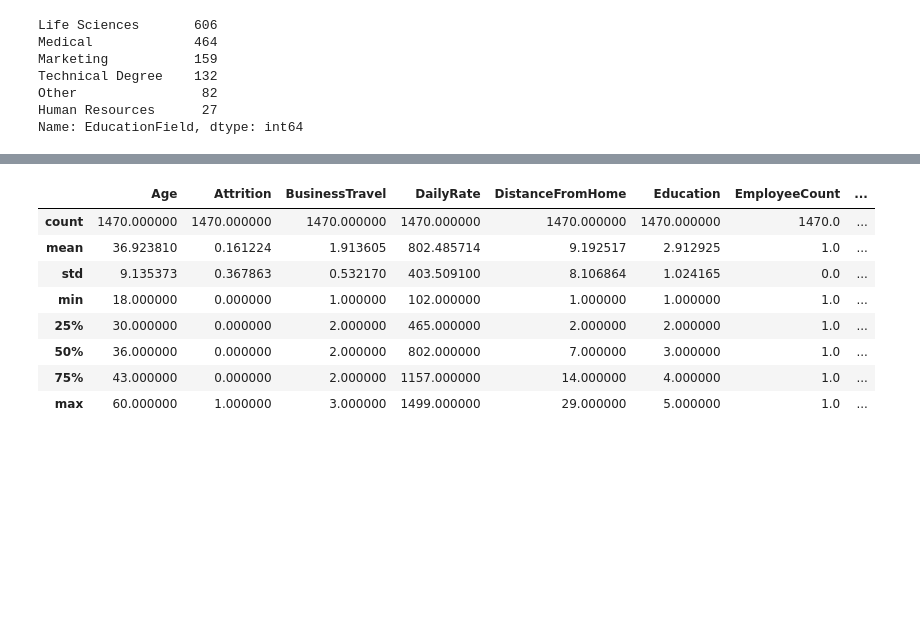
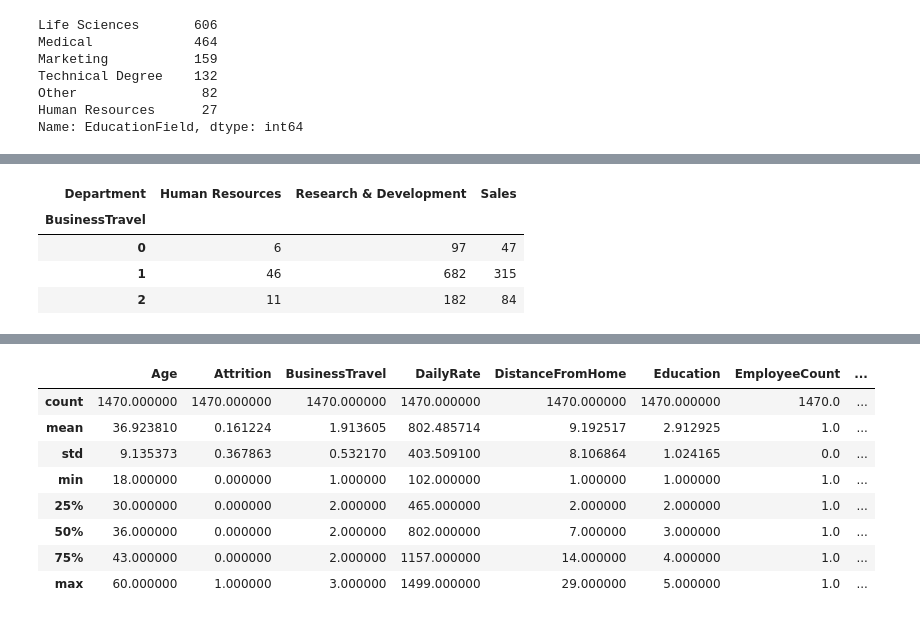
Before and after one commit to Felipean/mineria_de-_datos, a Jupyter notebook: Untitled.ipynb, the cells around one changed output, grey strips where cells are left out. Cells and saved outputs as stored; diff of their text form; code cells hidden in the pictures; blank space fills up the shorter version.

```diff
--- a/Untitled.ipynb
+++ b/Untitled.ipynb
@@ -206,0 +144,9 @@ sb.factorplot('BusinessTravel',data=data,kind="count")
+# %%
+#RELACION DE LA FRECUENCIA DE VIAJE DE LOS EMPLEADOS CON LOS DEPARTAMENOS DONDE TRABAJAN
+pd.crosstab(data.BusinessTravel, data.Department)
+# %% [output]
+| Department | Human Resources | Research & Development | Sales |
+| BusinessTravel |  |  |  |
+| 0 | 6 | 97 | 47 |
+| 1 | 46 | 682 | 315 |
+| 2 | 11 | 182 | 84 |
```
Also changed, not shown: parts of 21 cells of this notebook.
